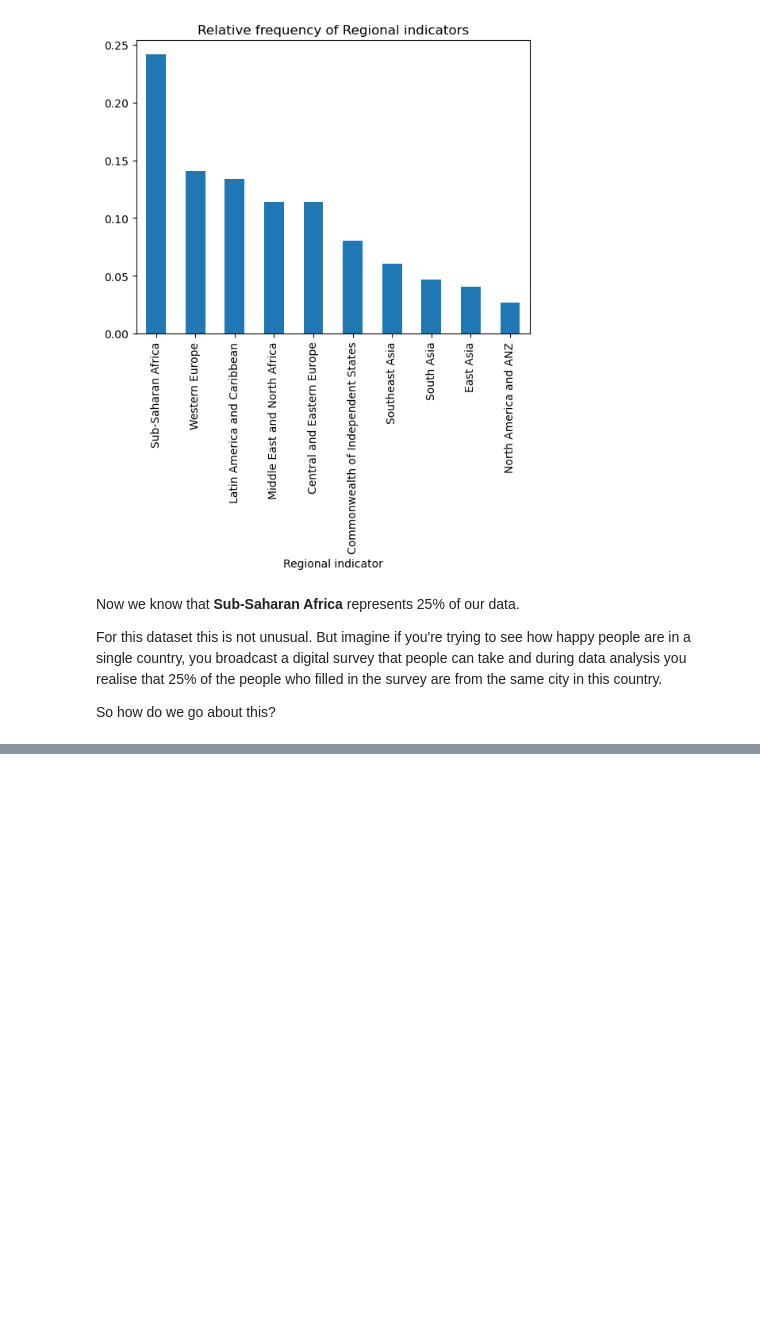
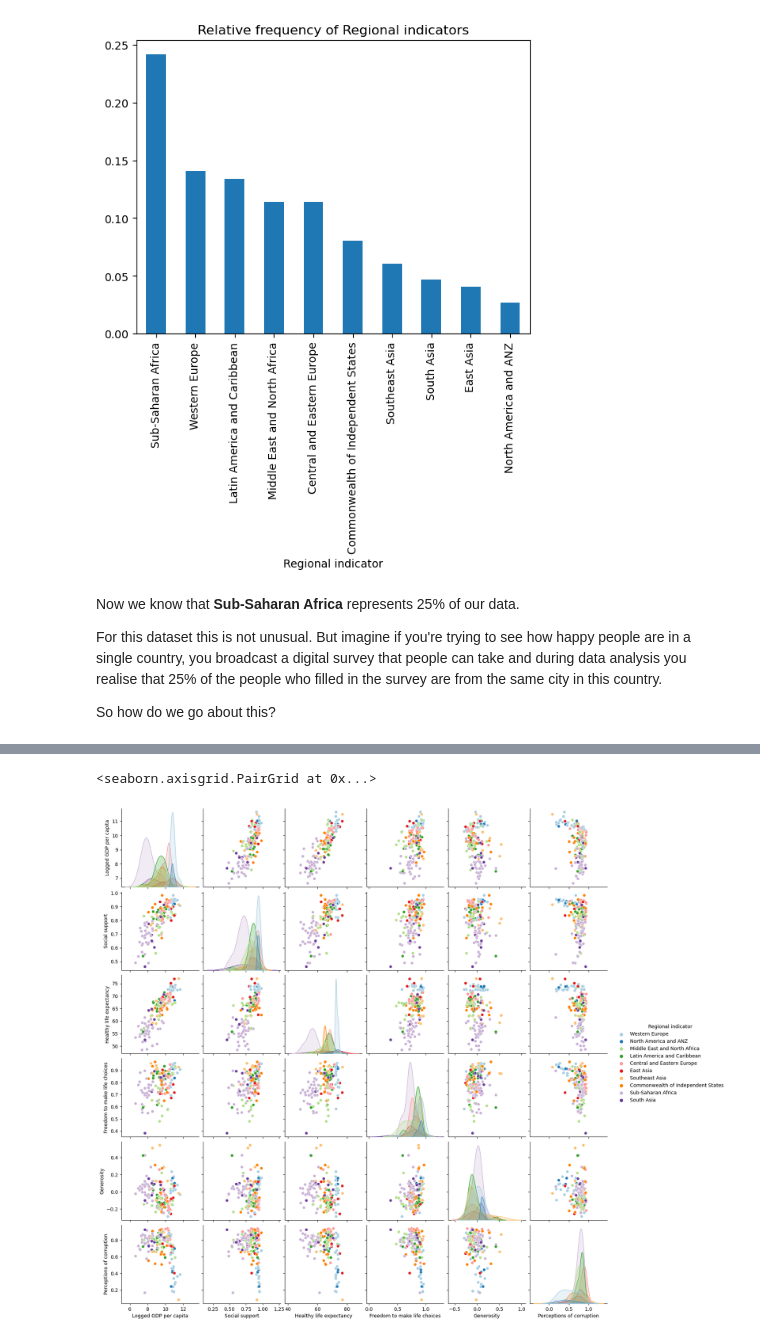
Before and after one commit to faizuddin/python-workshop, a Jupyter notebook: intro-to-data-analysis/eda-whr.ipynb, the cells around one changed output, grey strips where cells are left out. Saved outputs shown, nothing was run; the diff lists cells and outputs as text; code cells hidden in the pictures; blank space fills up the shorter version.

```diff
--- a/intro-to-data-analysis/eda-whr.ipynb
+++ b/intro-to-data-analysis/eda-whr.ipynb
@@ -246,0 +344,8 @@ So how do we go about this?
+# %%
+columns = ['Regional indicator','Logged GDP per capita', 'Social support', 'Healthy life expectancy', 'Freedom to make life choices', 'Generosity','Perceptions of corruption']
+
+# do scatterplots with hue
+sns.pairplot(df[columns], hue="Regional indicator", palette="Paired")
+# %% [output]
+<seaborn.axisgrid.PairGrid at 0x...>
+[figure, added]
```
Also changed, not shown: parts of 21 cells of this notebook.
